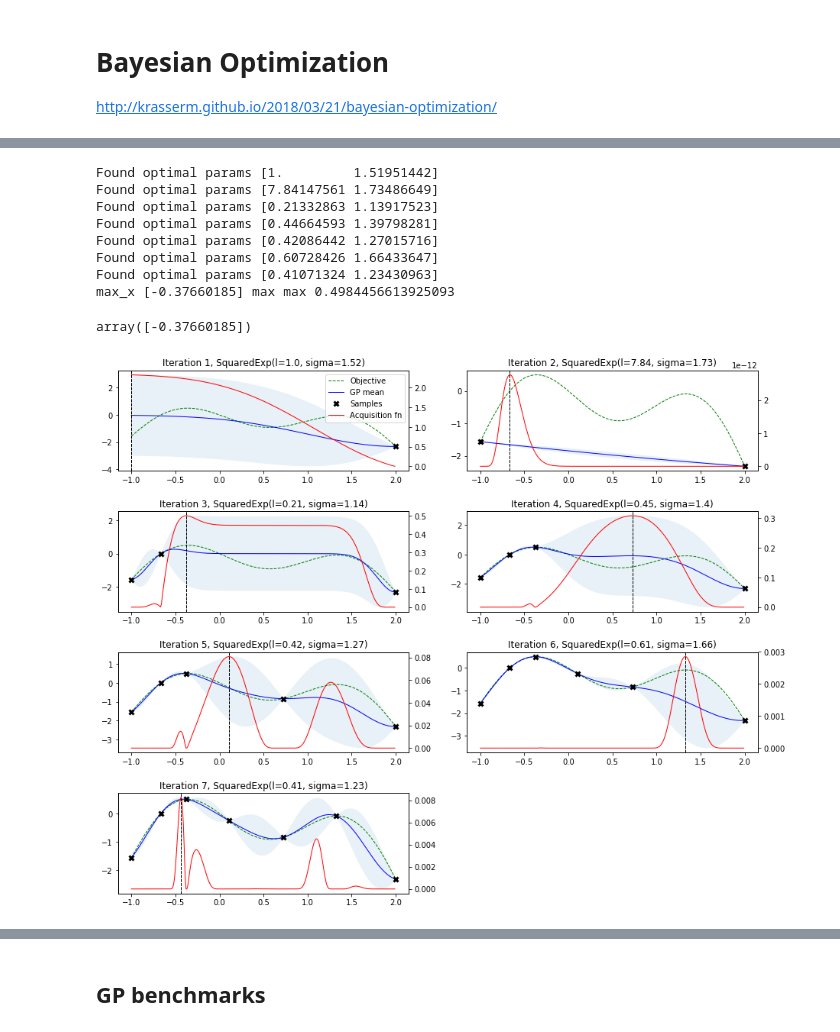
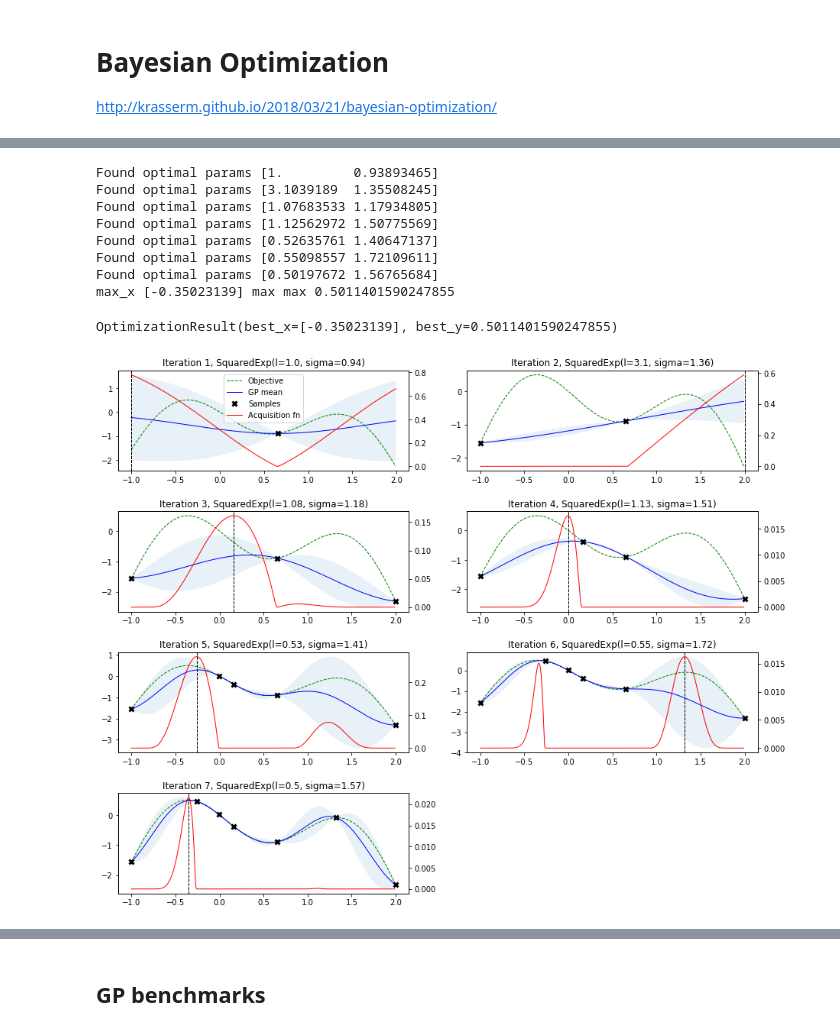
Before and after one commit to darthdeus/bopt, a Jupyter notebook: GP mojeopt.ipynb, the cells around one changed output, grey strips where cells are left out. Drawn from its saved outputs; the diff is of its cells as text; code cells hidden in the pictures.

```diff
--- a/GP mojeopt.ipynb
+++ b/GP mojeopt.ipynb
@@ -284,7 +299,7 @@ array([[ 4,  5],
 
 http://krasserm.github.io/2018/03/21/bayesian-optimization/
 # %%
-from myopt.bayesian_optimization import Float, Integer
+
 bounds = [Float(-1.0, 2.0)]
 noise = 0.2
 
@@ -299,3 +314,5 @@ X_true = np.arange(bounds[0].low, bounds[0].high, 0.01).reshape(-1, 1)
 
 # Noise-free objective function values at X
 y_true = f(X_true)
+
+noisy_f = lambda x: f(x).item() + random.random()*0.01
@@ -320,13 +331,13 @@ array([[2, 2],
 # %%
-bo_plot_exploration(lambda x: f(x) + np.random.randn(1)*0.001, bounds, X_init, y_init, X_true=X_true, y_true=y_true, n_iter=8)
+bo_plot_exploration(noisy_f, bounds, X_true=X_true, y_true=y_true, n_iter=8)
 # %% [output]
-Found optimal params [1.         1.51951442]
-Found optimal params [7.84147561 1.73486649]
-Found optimal params [0.21332863 1.13917523]
-Found optimal params [0.44664593 1.39798281]
-Found optimal params [0.42086442 1.27015716]
-Found optimal params [0.60728426 1.66433647]
-Found optimal params [0.41071324 1.23430963]
-max_x [-0.37660185] max max 0.4984456613925093
+Found optimal params [1.         0.93893465]
+Found optimal params [3.1039189  1.35508245]
+Found optimal params [1.07683533 1.17934805]
+Found optimal params [1.12562972 1.50775569]
+Found optimal params [0.52635761 1.40647137]
+Found optimal params [0.55098557 1.72109611]
+Found optimal params [0.50197672 1.56765684]
+max_x [-0.35023139] max max 0.5011401590247855
-array([-0.37660185])
+OptimizationResult(best_x=[-0.35023139], best_y=0.5011401590247855)
-[figure, old version]
+[figure, new version]
```
Also changed, not shown: parts of 23 cells of this notebook, 6 other files.
